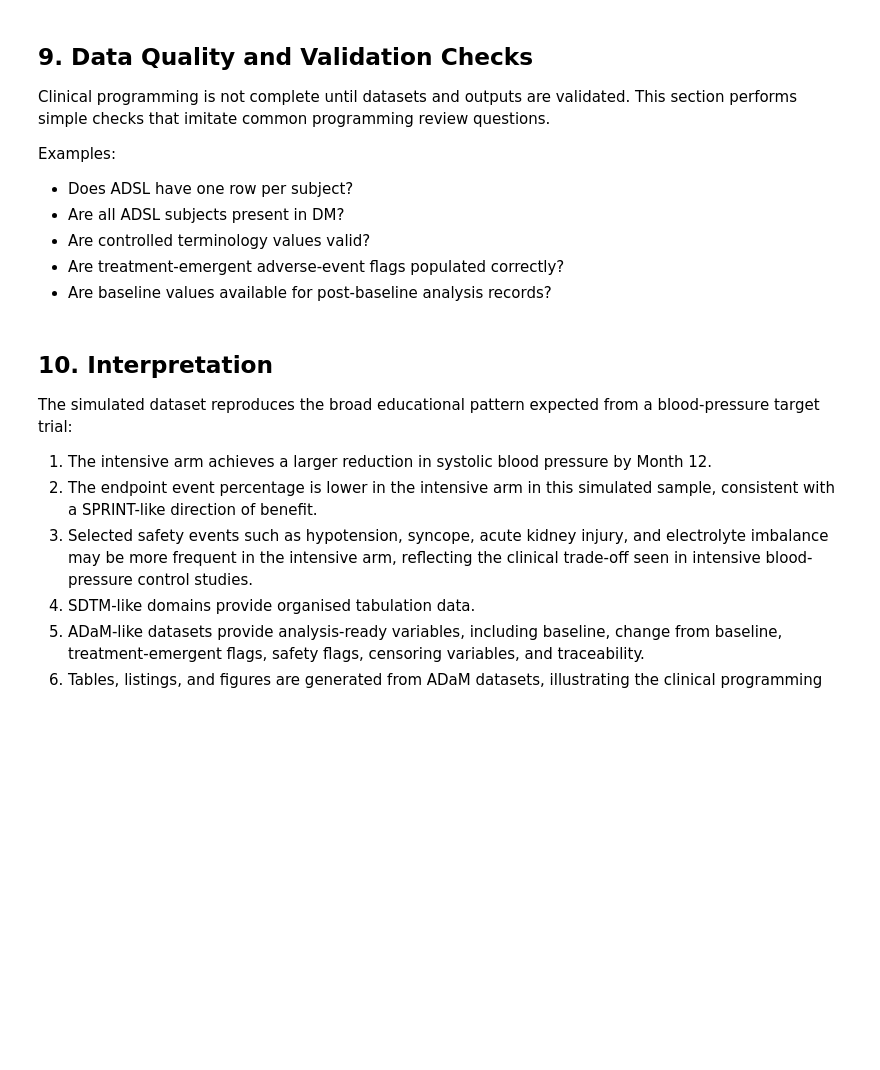
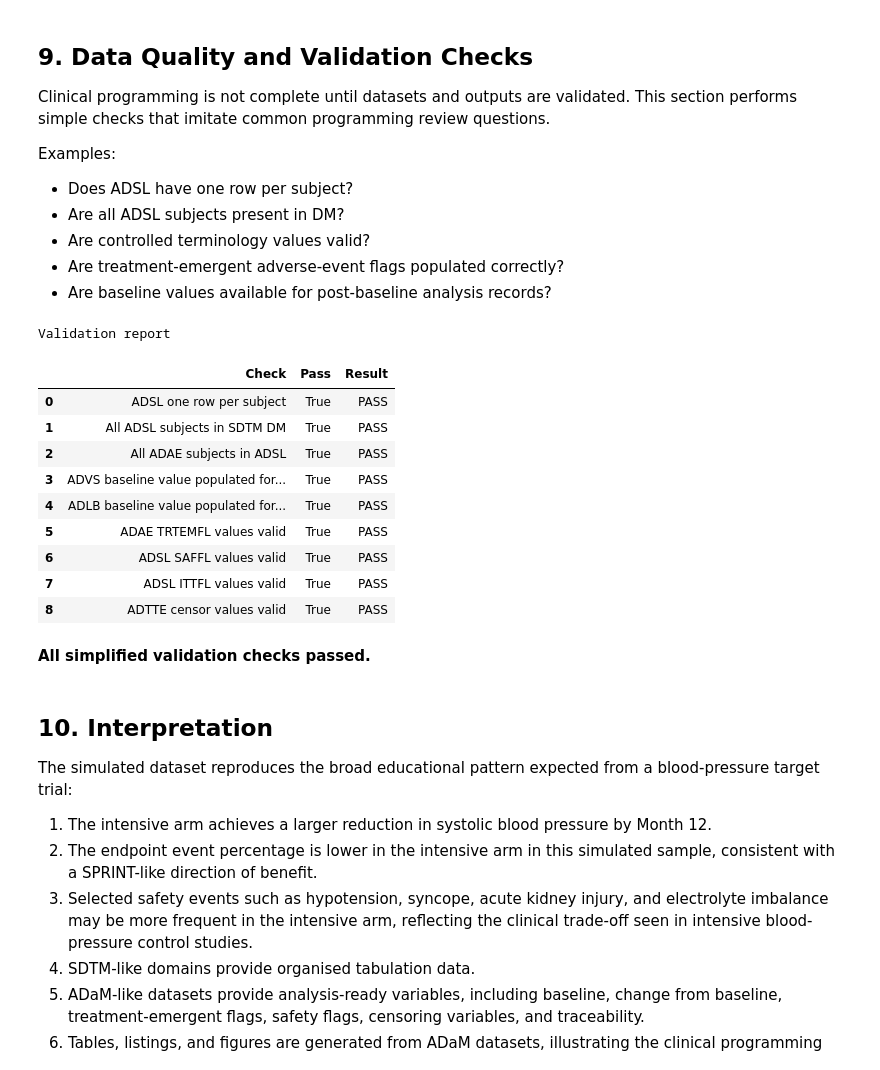
Before and after one commit to mpetalcorin/CDISC_ADaM_Simulated_Clinical_Trial_Analysis, a Jupyter notebook: CDISC_ADaM_Simulated_Clinical_Trial_Analysis.ipynb, the cells around one changed output. Cells and saved outputs as stored; diff of their text form; code cells hidden in the pictures; blank space fills up the shorter version.

```diff
--- a/CDISC_ADaM_Simulated_Clinical_Trial_Analysis.ipynb
+++ b/CDISC_ADaM_Simulated_Clinical_Trial_Analysis.ipynb
@@ -1027,31 +1397,44 @@ Examples:
 - Are treatment-emergent adverse-event flags populated correctly?
 - Are baseline values available for post-baseline analysis records?
 # %%
-# ================================================================
+
 # 22. Validation checks
-# ================================================================
+
 
 checks = []
 
 checks.append(("ADSL one row per subject", adsl["USUBJID"].is_unique))
 checks.append(("All ADSL subjects in SDTM DM", set(adsl["USUBJID"]).issubset(set(dm["USUBJID"]))))
 checks.append(("All ADAE subjects in ADSL", set(adae["USUBJID"]).issubset(set(adsl["USUBJID"])) if len(adae) else True))
 checks.append(("ADVS baseline value populated for all VS records", advs["BASE"].notna().all()))
 checks.append(("ADLB baseline value populated for all LB records", adlb["BASE"].notna().all()))
 checks.append(("ADAE TRTEMFL values valid", set(adae["TRTEMFL"].dropna().unique()).issubset({"Y","N"}) if len(adae) else True))
 checks.append(("ADSL SAFFL values valid", set(adsl["SAFFL"].unique()).issubset({"Y","N"})))
 checks.append(("ADSL ITTFL values valid", set(adsl["ITTFL"].unique()).issubset({"Y","N"})))
 checks.append(("ADTTE censor values valid", set(adtte["CNSR"].unique()).issubset({0,1})))
 
 validation = pd.DataFrame(checks, columns=["Check","Pass"])
 validation["Result"] = np.where(validation["Pass"], "PASS", "FAIL")
 display(styled_table(validation, "Validation report", precision=1))
 validation.to_csv(DATADIR / "validation_report.csv", index=False)
 
 if validation["Pass"].all():
-    display(Markdown("✅ **All simplified validation checks passed.**"))
+    display(Markdown("**All simplified validation checks passed.**"))
 else:
-    display(Markdown("⚠️ **Some validation checks failed. Review the validation table.**"))
+    display(Markdown("**Some validation checks failed. Review the validation table.**"))
+# %% [output]
+Validation report
+|  | Check | Pass | Result |
+| 0 | ADSL one row per subject | True | PASS |
+| 1 | All ADSL subjects in SDTM DM | True | PASS |
+| 2 | All ADAE subjects in ADSL | True | PASS |
+| 3 | ADVS baseline value populated for... | True | PASS |
+| 4 | ADLB baseline value populated for... | True | PASS |
+| 5 | ADAE TRTEMFL values valid | True | PASS |
+| 6 | ADSL SAFFL values valid | True | PASS |
+| 7 | ADSL ITTFL values valid | True | PASS |
+| 8 | ADTTE censor values valid | True | PASS |
+**All simplified validation checks passed.**
 # %% [markdown]
 ## 10. Interpretation
 
```
Also changed, not shown: parts of 23 cells of this notebook.
